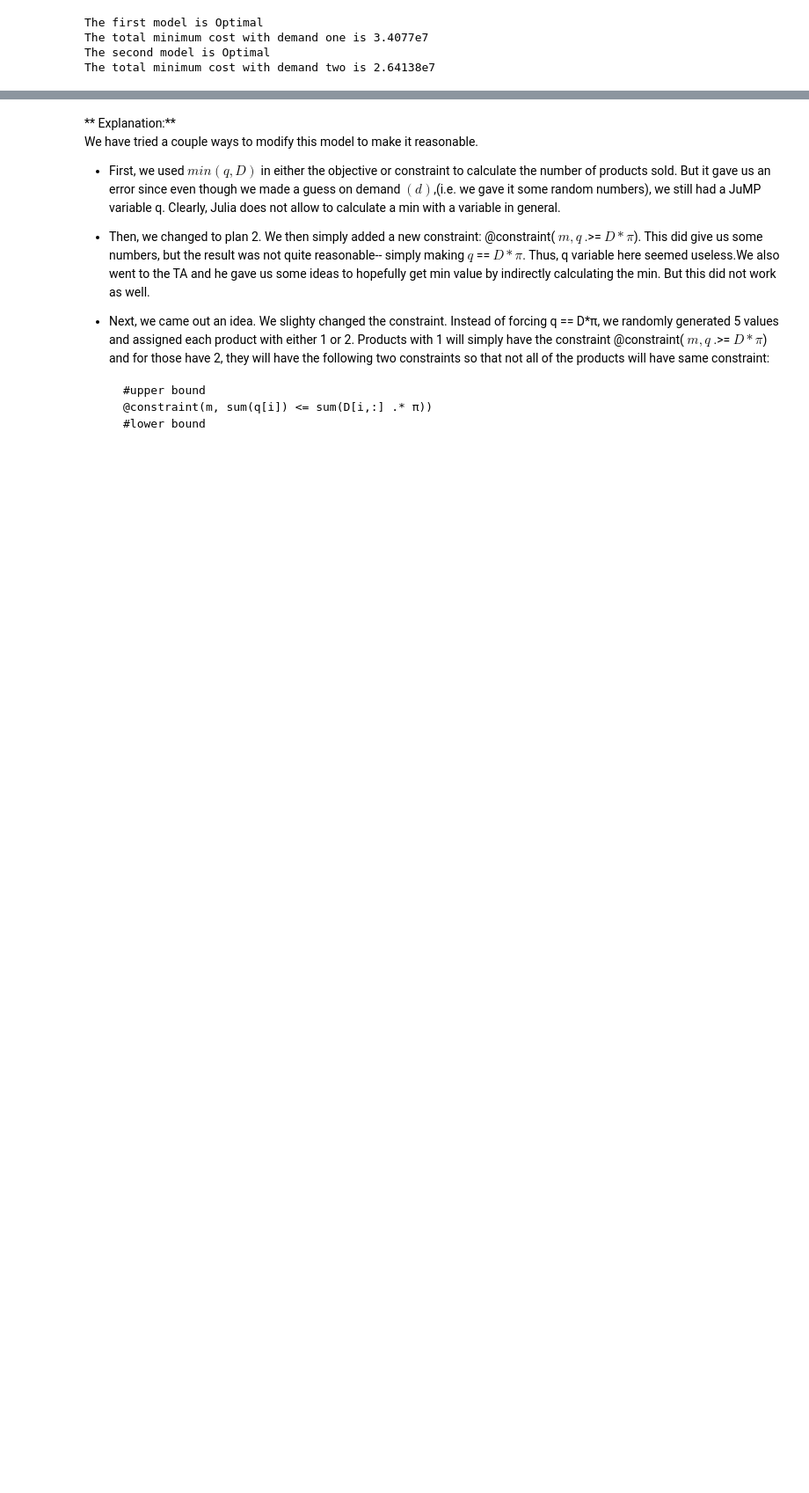
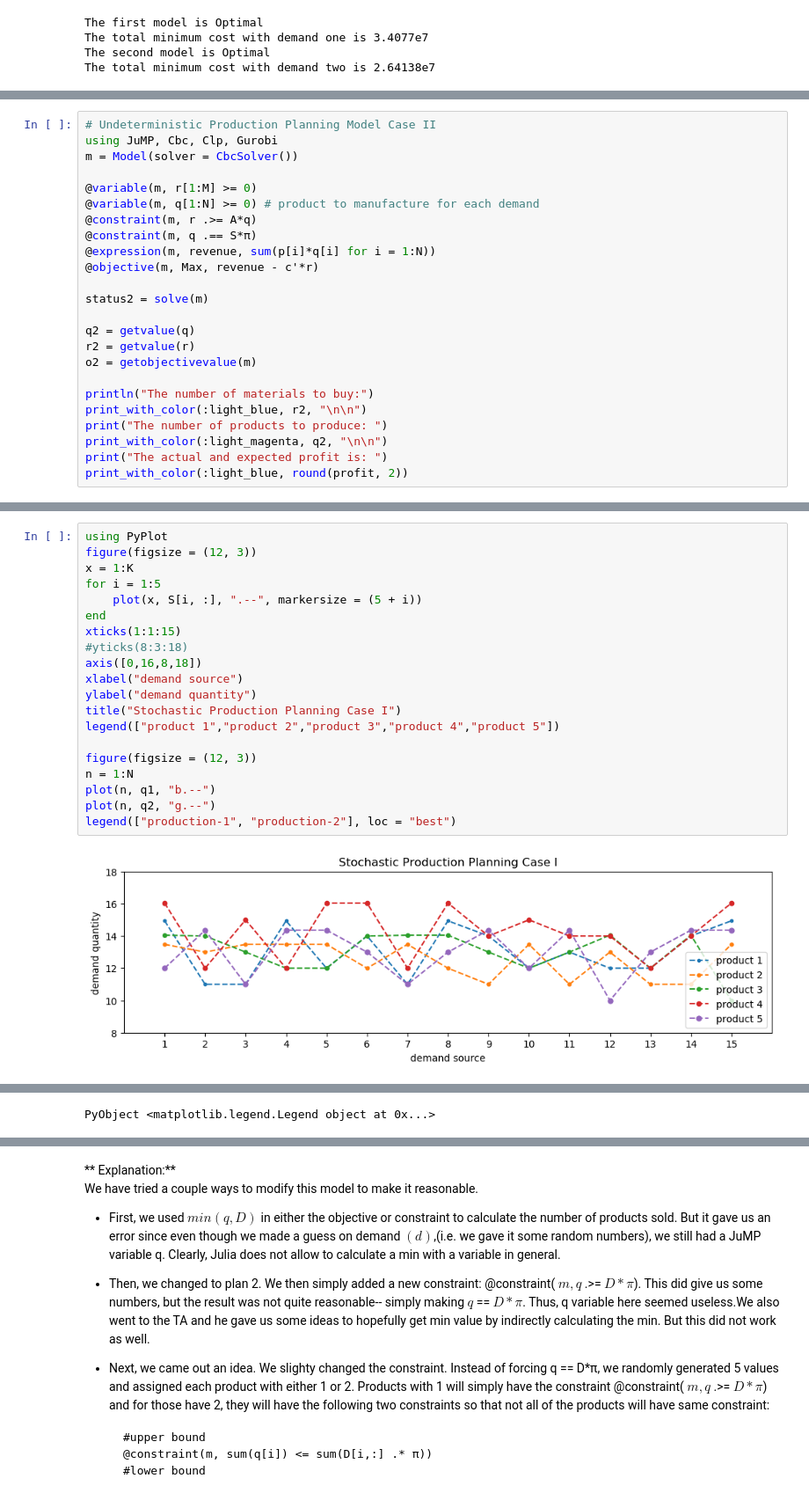
Before and after one commit to fkirst/optimization-production-planning, a Jupyter notebook: Final Report Template.ipynb, the cells around one changed output, grey strips where cells are left out. Shown: that part at 88% size. Saved outputs shown, nothing was run; the diff lists cells and outputs as text; blank space fills up the shorter version.

```diff
--- a/Final Report Template.ipynb
+++ b/Final Report Template.ipynb
@@ -207,0 +323,24 @@ The total minimum cost with demand two is 2.64138e7
+# %%
+# Undeterministic Production Planning Model Case II
+using JuMP, Cbc, Clp, Gurobi
+m = Model(solver = CbcSolver())
+
+@variable(m, r[1:M] >= 0)
+@variable(m, q[1:N] >= 0) # product to manufacture for each demand
+@constraint(m, r .>= A*q)
+@constraint(m, q .== S*π)
+@expression(m, revenue, sum(p[i]*q[i] for i = 1:N))
+@objective(m, Max, revenue - c'*r)
+
+status2 = solve(m)
+
+q2 = getvalue(q)
+r2 = getvalue(r)
+o2 = getobjectivevalue(m)
+
+println("The number of materials to buy:")
+print_with_color(:light_blue, r2, "\n\n")
+print("The number of products to produce: ")
+print_with_color(:light_magenta, q2, "\n\n")
+print("The actual and expected profit is: ")
+print_with_color(:light_blue, round(profit, 2))
@@ -425,0 +529,22 @@ The actual profit: 2836.37136
+# %%
+using PyPlot
+figure(figsize = (12, 3))
+x = 1:K
+for i = 1:5
+    plot(x, S[i, :], ".--", markersize = (5 + i))
+end
+xticks(1:1:15)
+#yticks(8:3:18)
+axis([0,16,8,18])
+xlabel("demand source")
+ylabel("demand quantity")
+title("Stochastic Production Planning Case I")
+legend(["product 1","product 2","product 3","product 4","product 5"])
+
+figure(figsize = (12, 3))
+n = 1:N
+plot(n, q1, "b.--")
+plot(n, q2, "g.--")
+legend(["production-1", "production-2"], loc = "best")
+# %% [output]
+[figure, added]
@@ -425,0 +552 @@ The actual profit: 2836.37136
+PyObject <matplotlib.legend.Legend object at 0x...>
```
Also changed, not shown: parts of 33 cells of this notebook.
